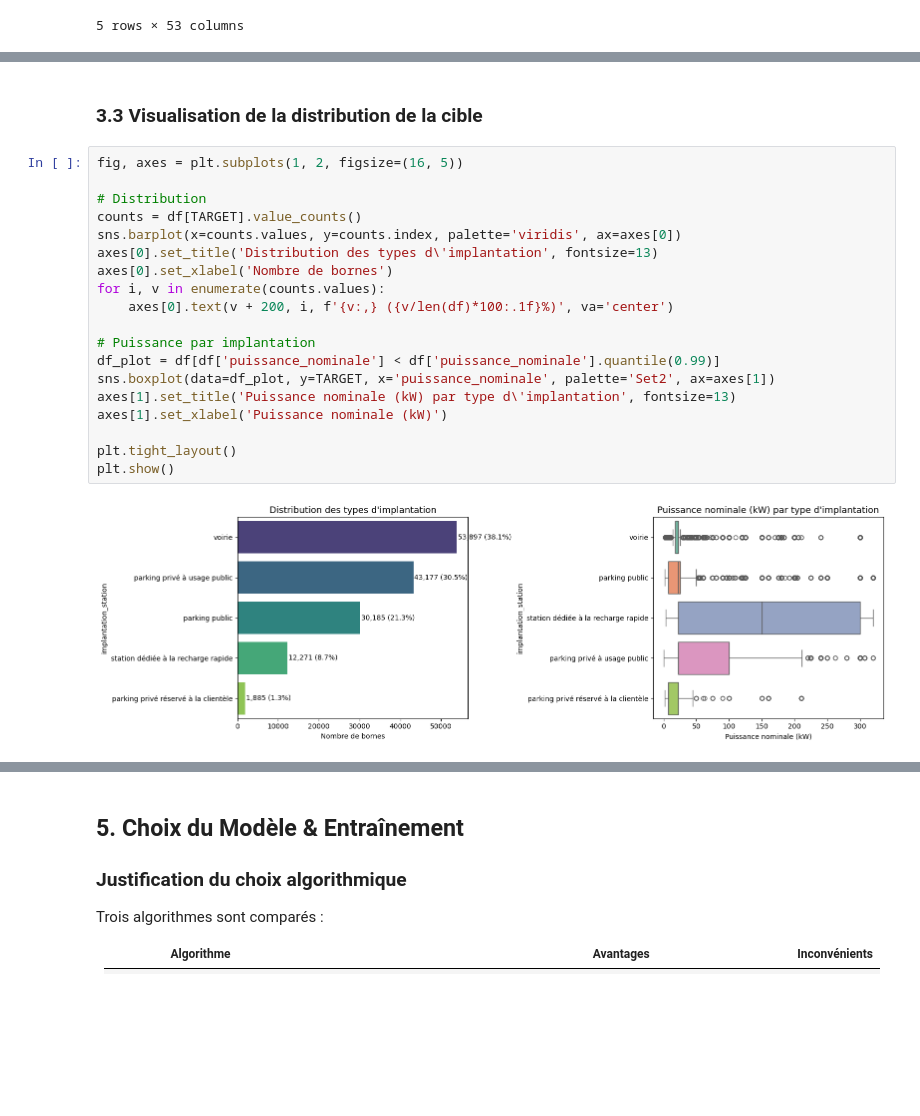
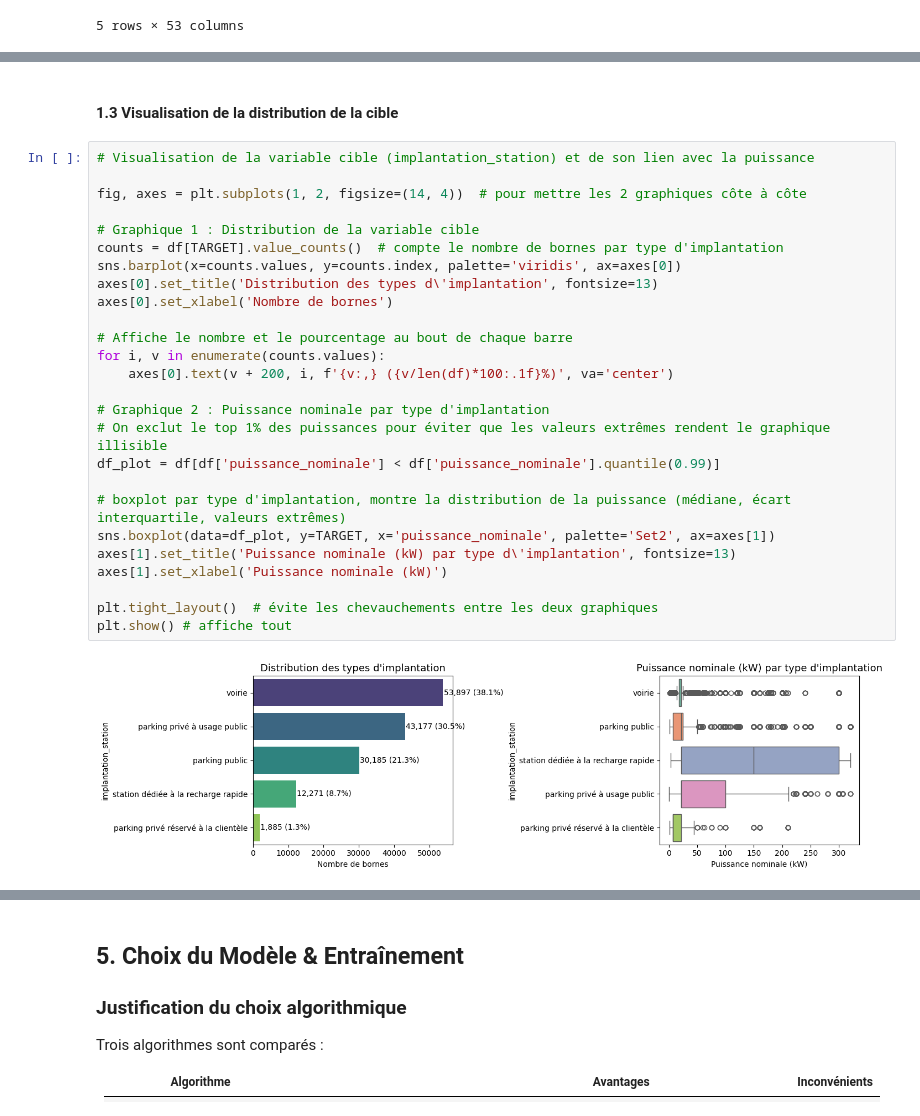
Before and after one commit to Swe3fty/projet_ia_s6, a Jupyter notebook: Besoin_Client_3/Besoin_Client_3.ipynb, the cells around one changed output, grey strips where cells are left out. Drawn from its saved outputs; the diff is of its cells as text; blank space fills up the shorter version.

```diff
--- a/Besoin_Client_3/Besoin_Client_3.ipynb
+++ b/Besoin_Client_3/Besoin_Client_3.ipynb
@@ -144,24 +147,31 @@ print(f'   - Catégorielles : {FEATURES_CAT}')
 # %% [markdown]
-### 3.3 Visualisation de la distribution de la cible
+#### 1.3 Visualisation de la distribution de la cible
 # %%
-fig, axes = plt.subplots(1, 2, figsize=(16, 5))
+# Visualisation de la variable cible (implantation_station) et de son lien avec la puissance
 
-# Distribution
-counts = df[TARGET].value_counts()
+fig, axes = plt.subplots(1, 2, figsize=(14, 4))  # pour mettre les 2 graphiques côte à côte
+
+# Graphique 1 : Distribution de la variable cible
+counts = df[TARGET].value_counts()  # compte le nombre de bornes par type d'implantation
 sns.barplot(x=counts.values, y=counts.index, palette='viridis', ax=axes[0])
 axes[0].set_title('Distribution des types d\'implantation', fontsize=13)
 axes[0].set_xlabel('Nombre de bornes')
+
+# Affiche le nombre et le pourcentage au bout de chaque barre
 for i, v in enumerate(counts.values):
     axes[0].text(v + 200, i, f'{v:,} ({v/len(df)*100:.1f}%)', va='center')
 
-# Puissance par implantation
+# Graphique 2 : Puissance nominale par type d'implantation
+# On exclut le top 1% des puissances pour éviter que les valeurs extrêmes rendent le graphique illisible
 df_plot = df[df['puissance_nominale'] < df['puissance_nominale'].quantile(0.99)]
+
+# boxplot par type d'implantation, montre la distribution de la puissance (médiane, écart interquartile, valeurs extrêmes)
 sns.boxplot(data=df_plot, y=TARGET, x='puissance_nominale', palette='Set2', ax=axes[1])
 axes[1].set_title('Puissance nominale (kW) par type d\'implantation', fontsize=13)
 axes[1].set_xlabel('Puissance nominale (kW)')
 
-plt.tight_layout()
-plt.show()
+plt.tight_layout()  # évite les chevauchements entre les deux graphiques
+plt.show() # affiche tout
 # %% [output]
-[figure, old version]
+[figure, new version]
 # %%
```
Also changed, not shown: parts of 18 cells of this notebook.
